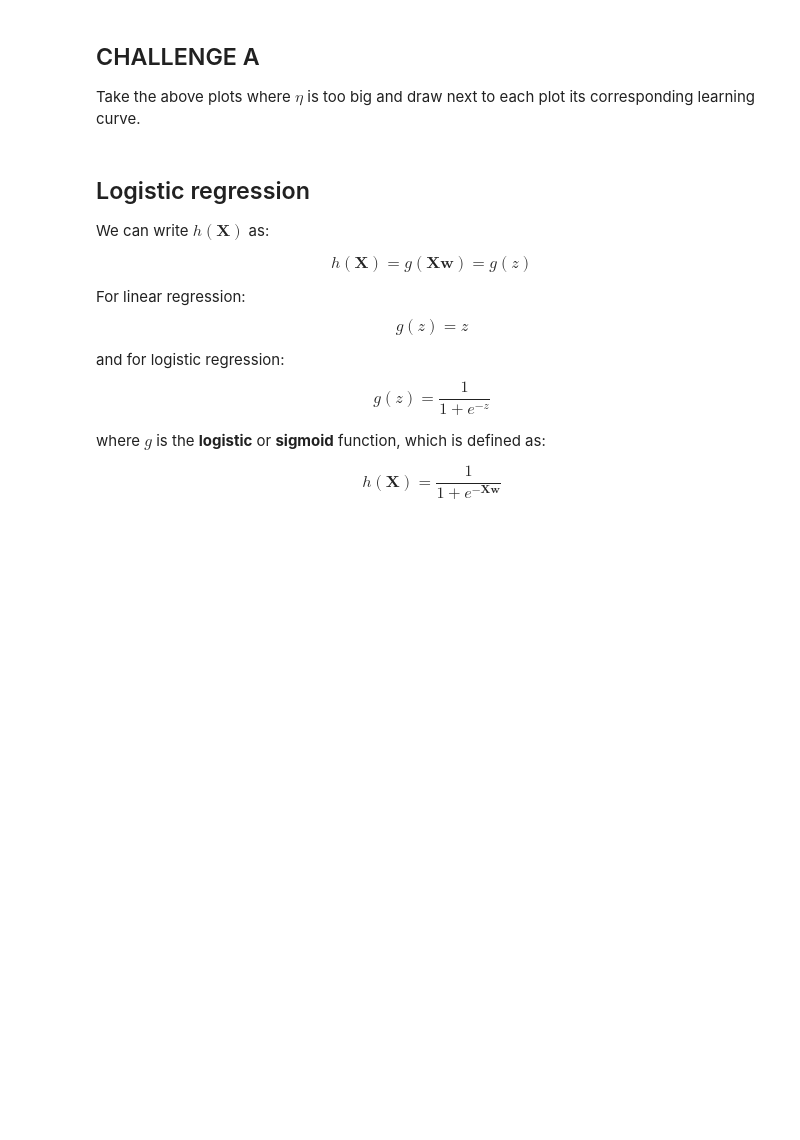
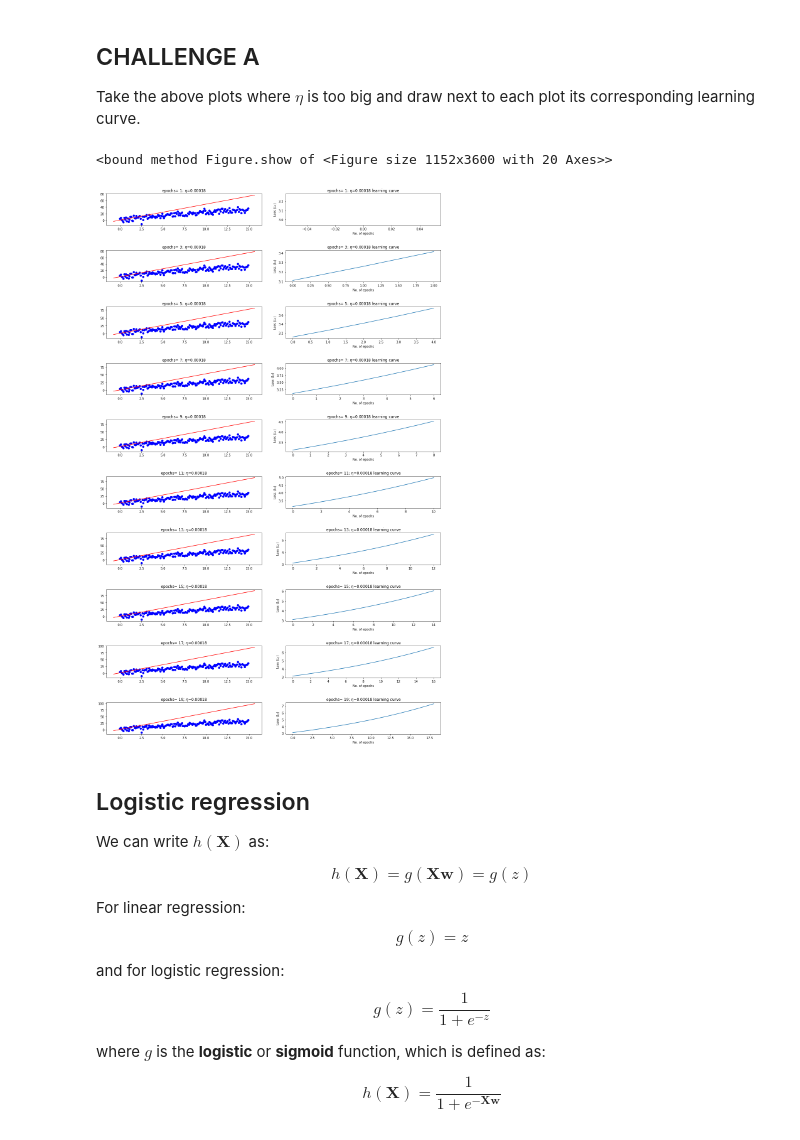
Before and after one commit to jasonsommer/cs6600-notebooks, a Jupyter notebook: 06-linear_models.ipynb, the cells around one changed output. Saved outputs shown, nothing was run; the diff lists cells and outputs as text; code cells hidden in the pictures; blank space fills up the shorter version.

```diff
--- a/06-linear_models.ipynb
+++ b/06-linear_models.ipynb
@@ -276,3 +274,38 @@ Take the above plots where $\eta$ is too big and draw next to each plot its corr
+# %%
+
+
+fig = plt.figure(figsize=(16,50))
+n = 10
+eta = 0.00018
+counter =0
+for i in range(0,n*2):
+    if i%2==1:
+        ax = fig.add_subplot(20,2,i+1)
+        ax.plot(gd.loss_hist)
+        plt.title(f'epochs= {2 * int(i/2) + 1}; $\eta$={eta} learning curve')
+        plt.xlabel('No. of epochs')
+        plt.ylabel('Loss ($L_2$)')
+
+    else:
+        gd = GDLinearRegressor(data, eta=eta, epochs=2 * int(i/2) + 1)
+        gd.fit()
+        ax = fig.add_subplot(20, 2, i + 1)
+        ax.scatter(x, y, color='b', marker='o')
+
+        x1, x2 = ax.get_xlim()
+
+        input = np.array([[x1], [x2]])
+
+        output = gd.predict(input)
+
+        ax.plot((x1, x2), output.ravel(), 'r-')
+        plt.title(f'epochs= {2 * int(i/2) + 1}; $\eta$={eta}')
+
+fig.tight_layout(pad=3.0)
+fig.show
+# %% [output]
+<bound method Figure.show of <Figure size 1152x3600 with 20 Axes>>
+[figure, added]
 # %% [markdown]
 ## Logistic regression
 
```
Also changed, not shown: parts of 17 cells of this notebook.
